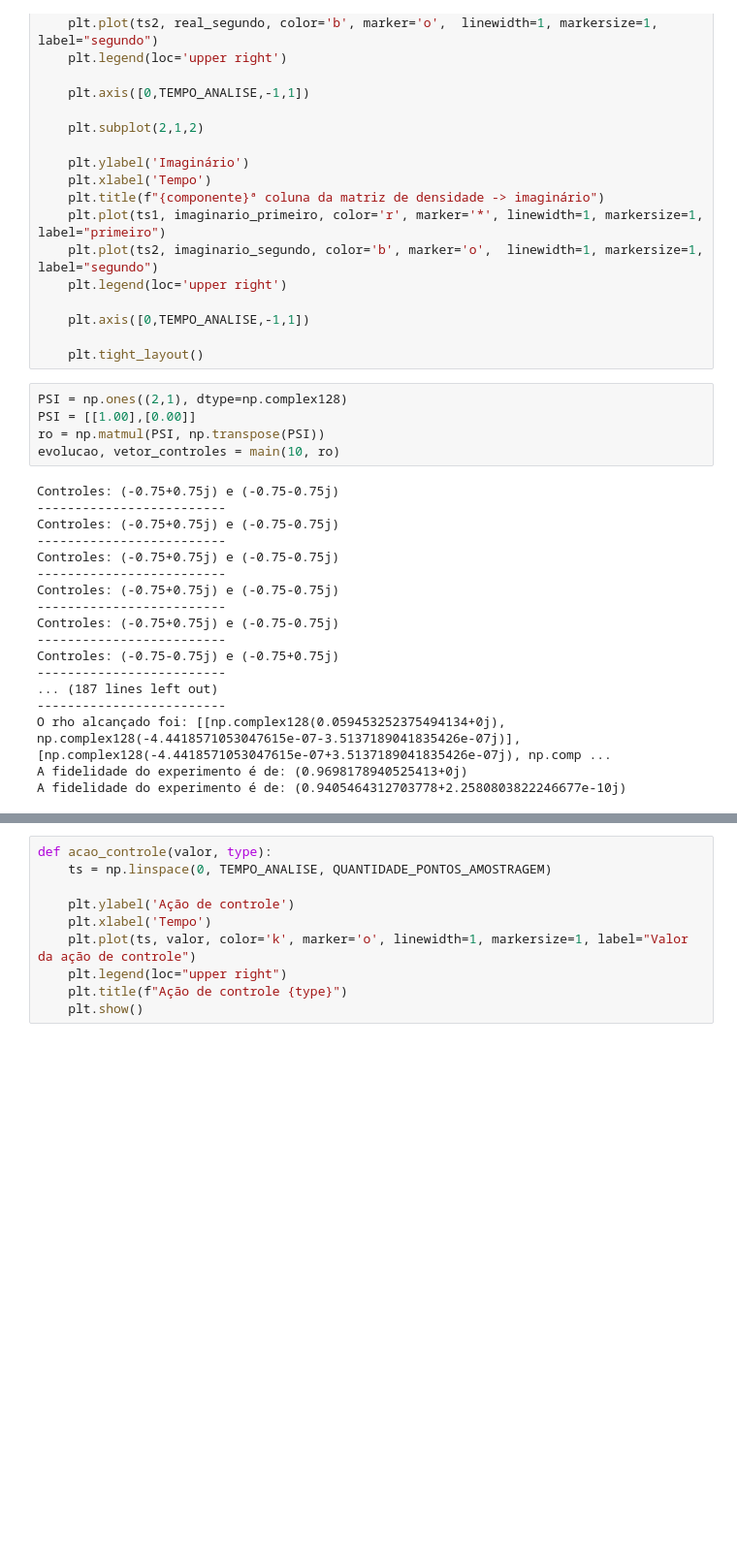
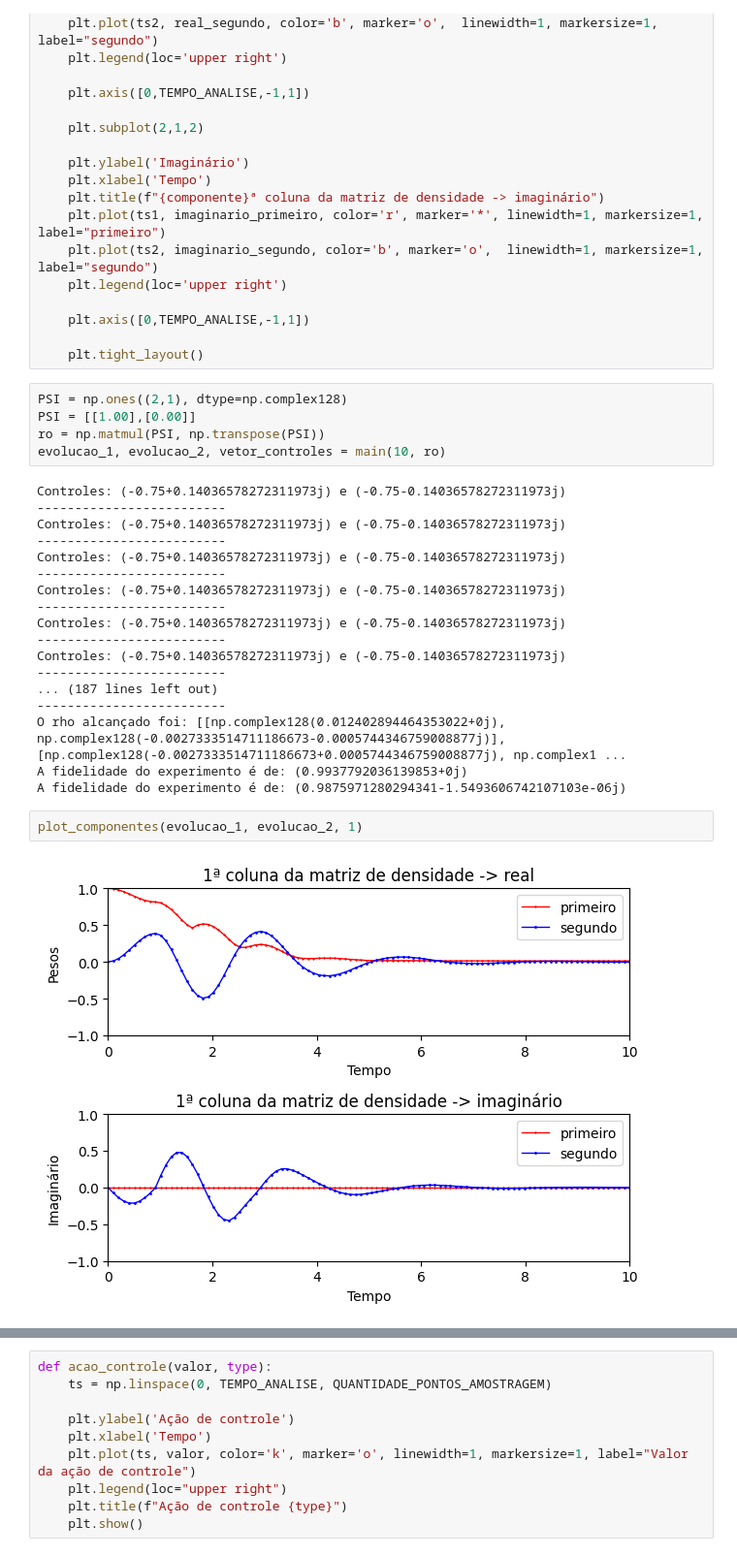
Before and after one commit to GabrielSiqueira1/MPC-Controle-Quantico, a Jupyter notebook: Open-Quantum-Systems-MPC.ipynb, the cells around one changed output, grey strips where cells are left out. Shown: that part at 97% size. Saved outputs shown, nothing was run; the diff lists cells and outputs as text; blank space fills up the shorter version.

```diff
--- a/Open-Quantum-Systems-MPC.ipynb
+++ b/Open-Quantum-Systems-MPC.ipynb
@@ -308,22 +315,26 @@ def plot_componentes(valores_onda,  evolucao_d, componente):
 PSI = np.ones((2,1), dtype=np.complex128)
 PSI = [[1.00],[0.00]]
 ro = np.matmul(PSI, np.transpose(PSI))
-evolucao, vetor_controles = main(10, ro)
+evolucao_1, evolucao_2, vetor_controles = main(10, ro)
 # %% [output]
-Controles: (-0.75+0.75j) e (-0.75-0.75j)
+Controles: (-0.75+0.14036578272311973j) e (-0.75-0.14036578272311973j)
 -------------------------
-Controles: (-0.75+0.75j) e (-0.75-0.75j)
+Controles: (-0.75+0.14036578272311973j) e (-0.75-0.14036578272311973j)
 -------------------------
-Controles: (-0.75+0.75j) e (-0.75-0.75j)
+Controles: (-0.75+0.14036578272311973j) e (-0.75-0.14036578272311973j)
 -------------------------
-Controles: (-0.75+0.75j) e (-0.75-0.75j)
+Controles: (-0.75+0.14036578272311973j) e (-0.75-0.14036578272311973j)
 -------------------------
-Controles: (-0.75+0.75j) e (-0.75-0.75j)
+Controles: (-0.75+0.14036578272311973j) e (-0.75-0.14036578272311973j)
 -------------------------
-Controles: (-0.75-0.75j) e (-0.75+0.75j)
+Controles: (-0.75+0.14036578272311973j) e (-0.75-0.14036578272311973j)
 -------------------------
 ... (187 lines left out)
 -------------------------
-O rho alcançado foi: [[np.complex128(0.059453252375494134+0j), np.complex128(-4.4418571053047615e-07-3.5137189041835426e-07j)], [np.complex128(-4.4418571053047615e-07+3.5137189041835426e-07j), np.comp ...
-A fidelidade do experimento é de: (0.9698178940525413+0j)
-A fidelidade do experimento é de: (0.9405464312703778+2.2580803822246677e-10j)
+O rho alcançado foi: [[np.complex128(0.012402894464353022+0j), np.complex128(-0.0027333514711186673-0.0005744346759008877j)], [np.complex128(-0.0027333514711186673+0.0005744346759008877j), np.complex1 ...
+A fidelidade do experimento é de: (0.9937792036139853+0j)
+A fidelidade do experimento é de: (0.9875971280294341-1.5493606742107103e-06j)
+# %%
+plot_componentes(evolucao_1, evolucao_2, 1)
+# %% [output]
+[figure, added]
```
Also changed, not shown: parts of 12 cells of this notebook, 3 other files.
